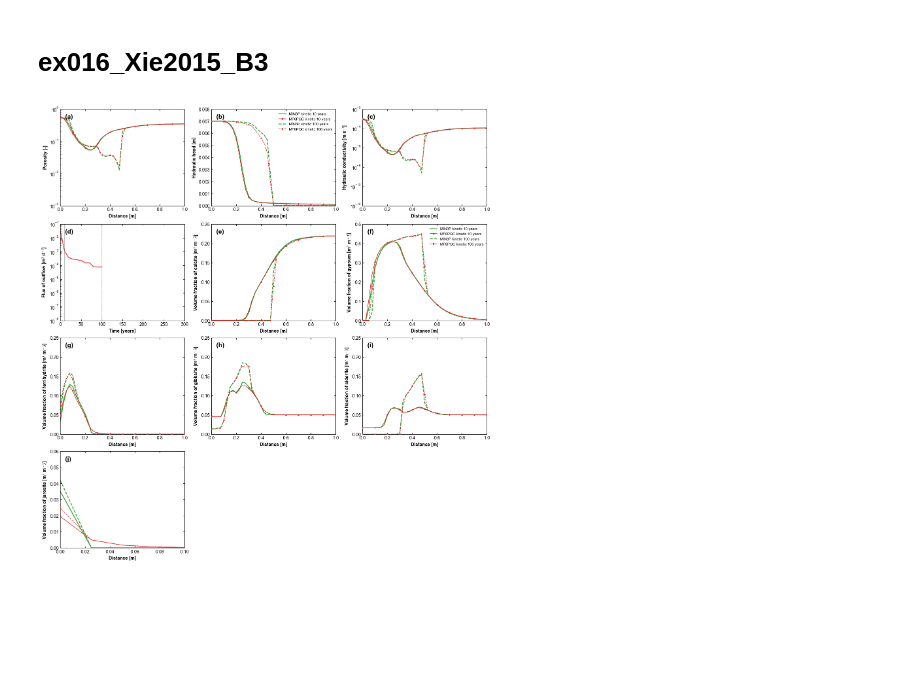
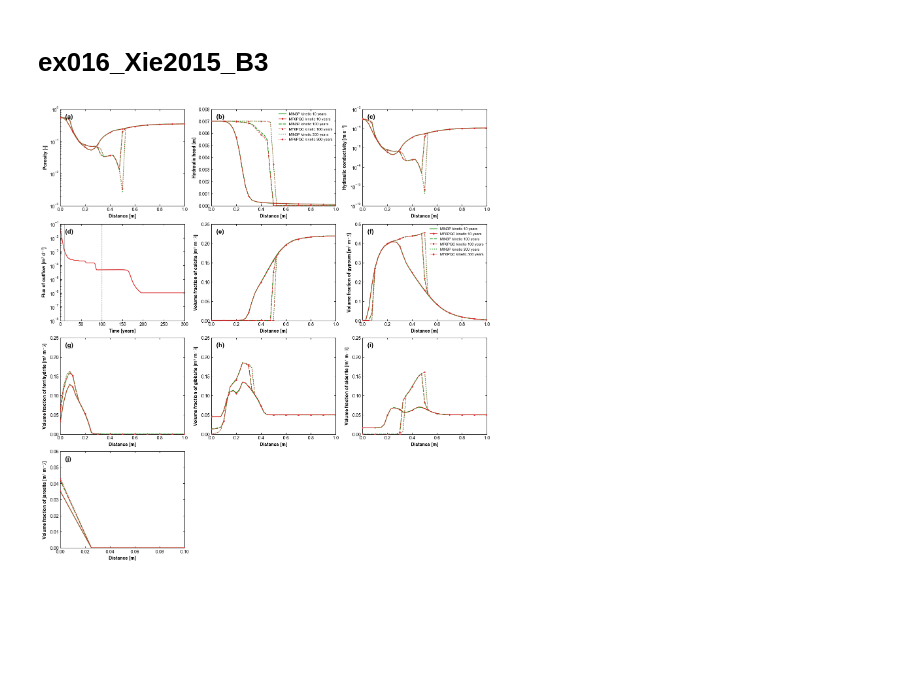
Before and after one commit to wangzitao21/mf6pqc, a Jupyter notebook: examples/ex016_Xie2015_B3/plot.ipynb, the cells around one changed output. Drawn from its saved outputs; the diff is of its cells as text; code cells hidden in the pictures.

```diff
--- a/examples/ex016_Xie2015_B3/plot.ipynb
+++ b/examples/ex016_Xie2015_B3/plot.ipynb
@@ -1,6 +1,8 @@
 # %% [markdown]
 # ex016_Xie2015_B3
 # %%
+import json
+
 import pandas as pd
 from IPython.display import display
 
@@ -19,7 +21,7 @@ CASE_DIR = next(
     if p.name == "ex016_Xie2015_B3" and (p / "run.py").is_file()
 )
 sys.path.insert(0, str(CASE_DIR.parent))
-from example_utils import load_results, read_headings, runtime_path
+from example_utils import load_results, runtime_path, time_indices
 
 CASE_FILE = CASE_DIR / "run.py"
 INPUT_DIR = CASE_DIR / "input_data"
@@ -28,24 +30,12 @@ SIMULATION_DIR = runtime_path(CASE_FILE, "simulation")
 
 
 def load_case_results(output_dir):
-    if (output_dir / "results_times.npy").is_file():
-        return load_results(output_dir)
-    values = np.load(output_dir / "results.npy")
-    headings = read_headings(output_dir)
-    text = next(SIMULATION_DIR.glob("*.tdis")).read_text().lower()
-    periods = np.array(
-        [
-            [float(v) for v in row.split()]
-            for row in text.split("begin perioddata")[1].split("end perioddata")[0].splitlines()
-            if row.strip()
-        ]
-    )
-    assert np.all(periods[:, 2] == 1), "Legacy snapshots require uniform steps within each period"
-    steps = periods[:, 1].astype(int)
-    stride, remainder = divmod(int(steps.sum()), len(values) - 1)
-    assert not remainder and stride > 0, "Legacy snapshot count does not match the TDIS schedule"
-    times = np.r_[0, np.cumsum(np.repeat(periods[:, 0] / steps, steps))[stride - 1 :: stride]]
-    return (values, headings, times)
+    manifest = json.loads((output_dir / "results_manifest.json").read_text())
+    if "min3p_benchmark" not in manifest or not manifest["run"]["completed"]:
+        raise ValueError(
+            "Run the MIN3P-based run.py first; these are legacy or incomplete results."
+        )
+    return load_results(output_dir)
 
 
 import flopy
@@ -60,19 +50,11 @@ plt.rcParams.update(
         "mathtext.fontset": "stix",
     }
 )
-PROFILE_YEARS = (10, 100)
+PROFILE_YEARS = (10, 100, 300)
 LENGTH = 2.0
-EXPECTED_NSTP = 146000
-EXPECTED_DT_DAYS = 0.25
 SECONDS_PER_DAY = 86400.0
-MINERAL_MOLAR_VOLUMES = {
-    "Calcite": 0.03693,
-    "Gypsum": 0.07421,
-    "Ferrihydrite": 0.02399,
-    "Gibbsite": 0.03319,
-    "Siderite": 0.02926,
-    "Jarosite": 0.15463,
-}
+PARAMETERS = json.loads((INPUT_DIR / "min3p_parameters.json").read_text())
+MINERAL_MOLAR_VOLUMES = {m["name"]: m["molar_volume_l_per_mol"] for m in PARAMETERS["minerals"]}
 required = [
     OUTPUT_DIR / name
     for name in ("results.npy", "results_porosity.npy", "results_K.npy", "results_headings.txt")
@@ -94,14 +76,6 @@ gwf = sim.get_model("gwf_model")
 delr = gwf.dis.delr.array.ravel()
 x_mf6 = np.cumsum(delr) - 0.5 * delr
 x_min3p = np.linspace(0.0, LENGTH, len(reference_hydro))
-perioddata = sim.tdis.perioddata.get_data()
-if sum(int(record[1]) for record in perioddata) != EXPECTED_NSTP:
-    raise ValueError("Unexpected number of B3 time steps")
-if any(
-    not np.isclose(record[0] / record[1], EXPECTED_DT_DAYS) or not np.isclose(record[2], 1.0)
-    for record in perioddata
-):
-    raise ValueError("Unexpected B3 time-step schedule")
 years = result_times / 365.0
 if results.shape[0] != porosity.shape[0] or permeability.shape[0] != porosity.shape[0]:
     raise ValueError("Saved B3 arrays have incompatible time dimensions")
@@ -122,6 +96,9 @@ def mineral_profile(year, mineral):
 
 head_file = flopy.utils.HeadFile(str(head_path))
 head_times = np.asarray(head_file.get_times()) / 365.0
+
+time_indices(years, PROFILE_YEARS, atol=1e-6)
+time_indices(head_times, PROFILE_YEARS, atol=1e-6)
 head_kstpkper = head_file.get_kstpkper()
 
 
@@ -132,7 +109,7 @@ def head_profile(year):
     return head_file.get_data(kstpkper=head_kstpkper[index])[0, 0]
 
 
-styles = {10: "-", 100: "--"}
+styles = {10: "-", 100: "--", 300: ":"}
 
 
 def resample(values):
@@ -164,7 +141,12 @@ for ax, key, getter, ylabel, ylim, log_scale in panels:
     for year, style in styles.items():
         error = resample(getter(year)) - reference_hydro[f"{key} {year}years"]
         comparison_rows.append(
-            {"Variable": key, "Time (yr)": year, "RMSE": np.sqrt(np.mean(error**2))}
+            {
+                "Variable": key,
+                "Time (yr)": year,
+                "RMSE": np.sqrt(np.mean(error**2)),
+                "Max abs": np.max(np.abs(error)),
+            }
         )
         ax.plot(x_min3p, reference_hydro[f"{key} {year}years"], color="tab:green", ls=style, lw=1.7)
         ax.plot(
@@ -241,7 +223,12 @@ for ax, (mineral, ylim, xlim), label in zip(
             resample(mineral_profile(year, mineral)) - reference_minerals[f"{mineral} {year}years"]
         )
         comparison_rows.append(
-            {"Variable": mineral, "Time (yr)": year, "RMSE": np.sqrt(np.mean(error**2))}
+            {
+                "Variable": mineral,
+                "Time (yr)": year,
+                "RMSE": np.sqrt(np.mean(error**2)),
+                "Max abs": np.max(np.abs(error)),
+            }
         )
         ax.plot(
             x_min3p,
@@ -252,34 +239,38 @@ for ax, (mineral, ylim, xlim), label in zip(
         )
         ax.plot(
             x_min3p,
             resample(mineral_profile(year, mineral)),
             color="tab:red",
             ls=style,
             lw=1.1,
             marker="o",
             ms=2.2,
             markevery=4,
             zorder=3,
         )
     ax.set(
         xlim=xlim,
         ylim=ylim,
         xlabel="Distance [m]",
         ylabel=f"Volume fraction of {mineral.lower()} [m$^3$ m$^{-3}$]",
     )
     ax.text(0.04, 0.95, label, transform=ax.transAxes, va="top", fontsize=14, fontweight="bold")
     ax.tick_params(top=True, right=True)
     ax.xaxis.label.set_fontweight("bold")
     ax.yaxis.label.set_fontweight("bold")
 axes[0, 1].legend(handles=legend, frameon=False, fontsize=8, loc="upper right")
 
 for ax in combined_axes.flat[10:]:
     ax.set_axis_off()
+fig.savefig(OUTPUT_DIR / "comparison.png", dpi=180, bbox_inches="tight")
 plt.show()
 comparison = pd.DataFrame(comparison_rows)
-comparison = comparison.pivot(index="Variable", columns="Time (yr)", values="RMSE").reindex(
-    comparison["Variable"].drop_duplicates()
+comparison = comparison.pivot(
+    index="Variable", columns="Time (yr)", values=["RMSE", "Max abs"]
+).reindex(comparison["Variable"].drop_duplicates())
+assert len(comparison.columns) == 2 * len(PROFILE_YEARS)
+display(
+    comparison.style.format("{:.6g}").format_index("{:.6g}", axis=1, level=1).set_uuid("ex016_1")
 )
-display(comparison.style.format("{:.6g}").format_index("{:.6g}", axis=1).set_uuid("ex016_1"))
 # %% [output]
-[figure, old version]
+[figure, new version]
```
Also changed, not shown: parts of 2 cells of this notebook, 39 other files.
